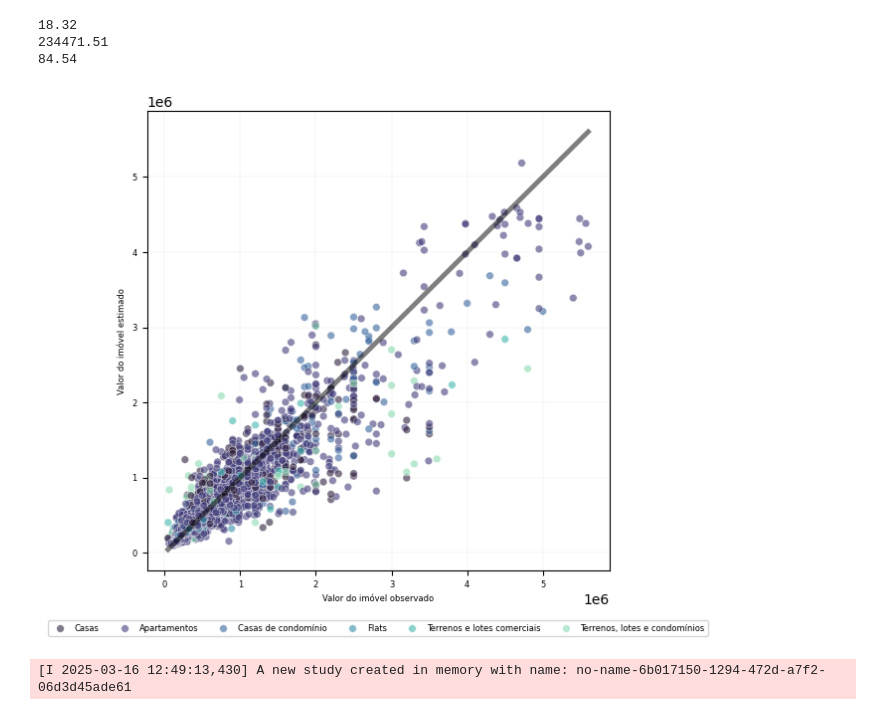
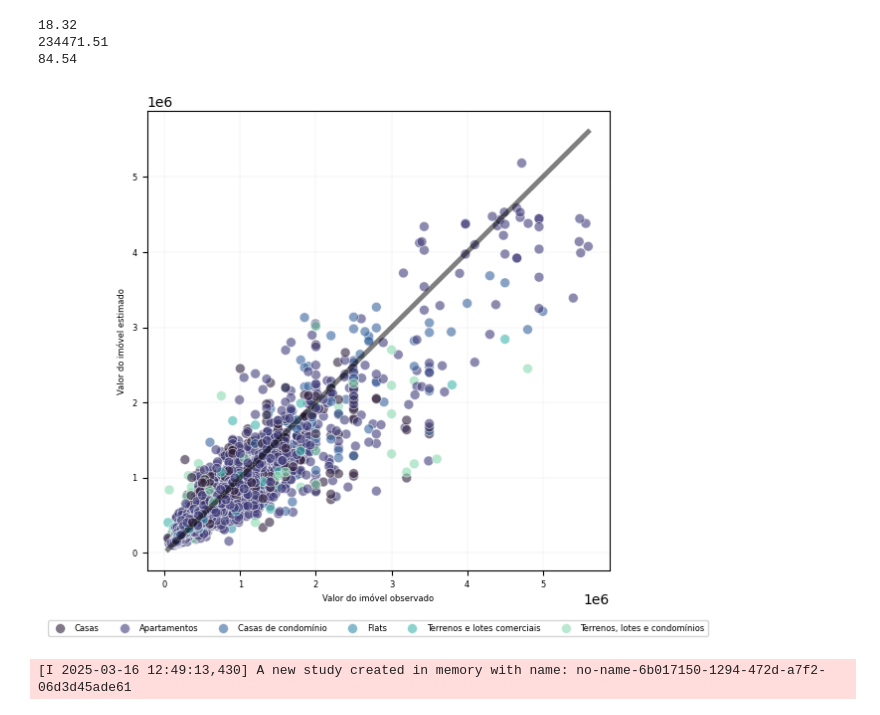
Before and after one commit to cowvin0/tcc_realestate, a Jupyter notebook: tcc_escrita/modeling.ipynb, the cells around one changed output. Cells and saved outputs as stored; diff of their text form; code cells hidden in the pictures.

```diff
--- a/tcc_escrita/modeling.ipynb
+++ b/tcc_escrita/modeling.ipynb
@@ -720,7 +733,7 @@ plot = sns.scatterplot(
         ),
     x='valor',
     y='preds',
-    s=30,
+    s=50,
     hue='tipo',
     palette='mako',
     alpha=.6)
@@ -729,34 +742,34 @@ min_val = min(np.expm1(test_df_clone['valor'].min()), np.expm1(test_df_clone['pr
 max_val = max(np.expm1(test_df_clone['valor'].max()), np.expm1(test_df_clone['preds'].max()))
 plot.plot(
     [min_val, max_val],
     [min_val, max_val],
     color="black",
     linewidth=3.5,
     alpha=.5
     )
 
 plot.grid(True, color='grey', linewidth=.05)
 plot.set_facecolor('white')
 plot.spines['top'].set_visible(True)
 plot.spines['right'].set_visible(True)
 plot.spines['left'].set_visible(True)
 plot.spines['bottom'].set_visible(True)
 
 plot.set_xlabel('Valor do imóvel observado', fontsize=6)
 plot.set_ylabel('Valor do imóvel estimado', fontsize=6)
 plot.tick_params(axis="both", labelsize=6)
 
 l = plt.legend(loc="upper center", bbox_to_anchor=(.5, -.10), ncol=7, prop={"size": 6})
 l.get_texts()[0].set_text('Casas')
 l.get_texts()[1].set_text('Apartamentos')
 l.get_texts()[2].set_text('Casas de condomínio')
 l.get_texts()[3].set_text('Flats')
 l.get_texts()[4].set_text('Terrenos e lotes comerciais')
 l.get_texts()[5].set_text('Terrenos, lotes e condomínios')
 plt.savefig("includes/rf_plot_predict_no_transform.svg", dpi=600, bbox_inches='tight')
 plt.show()
 # %% [output]
-[figure, old version]
+[figure, new version]
 # %%
 def objective_rf(trial):
     params = dict(
```
Also changed, not shown: parts of 13 cells of this notebook, 39 other files.
